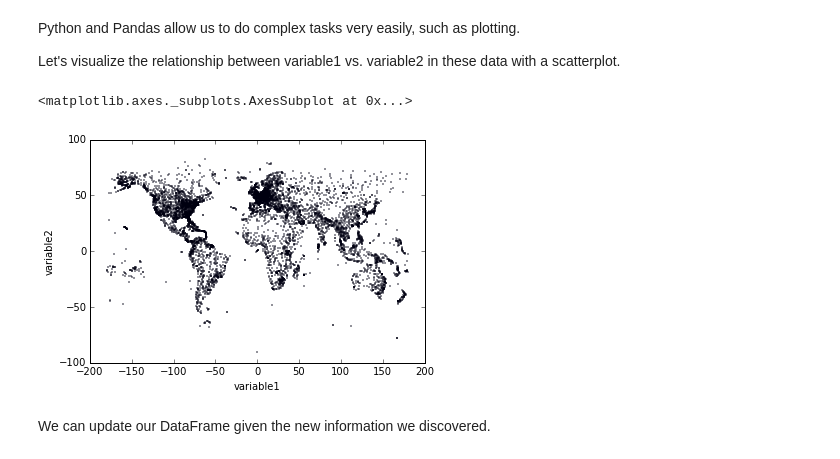
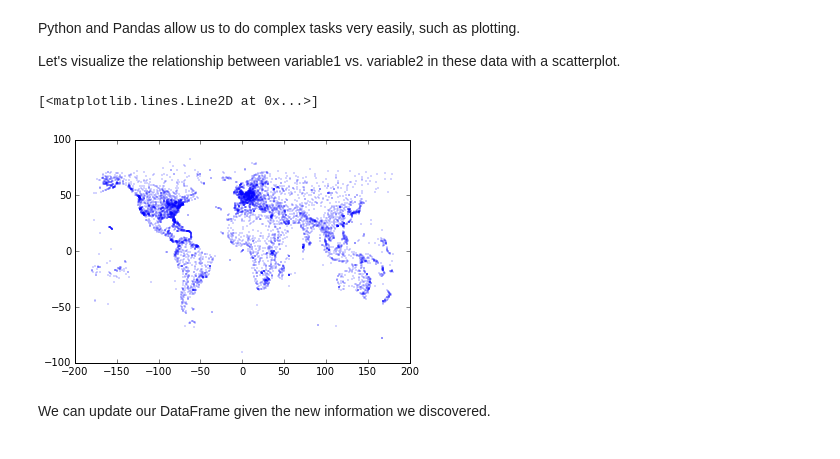
Before and after one commit to rmoakler/learning-data-science, a Jupyter notebook: 2015-09-29 Dealing with data.ipynb, the cells around one changed output. Cells and saved outputs as stored; diff of their text form; code cells hidden in the pictures.

Commit message:
Added a ton more pandas functionality

```diff
--- a/2015-09-29 Dealing with data.ipynb
+++ b/2015-09-29 Dealing with data.ipynb
@@ -128,15 +128,11 @@ Python and Pandas allow us to do complex tasks very easily, such as plotting.
 
 Let's visualize the relationship between variable1 vs. variable2 in these data with a scatterplot.
 # %%
-import matplotlib
 import matplotlib.pyplot as plt
-import pandas as pd
-%matplotlib inline
-
-users.plot(kind="scatter", x="variable1", y="variable2", s=0.25)
+plt.plot(users['variable1'], users['variable2'], ".", markersize=0.75)
 # %% [output]
-<matplotlib.axes._subplots.AxesSubplot at 0x...>
+[<matplotlib.lines.Line2D at 0x...>]
-[figure, old version]
+[figure, new version]
 # %% [markdown]
 We can update our DataFrame given the new information we discovered.
 # %%
```
Also changed, not shown: parts of 33 cells of this notebook.
